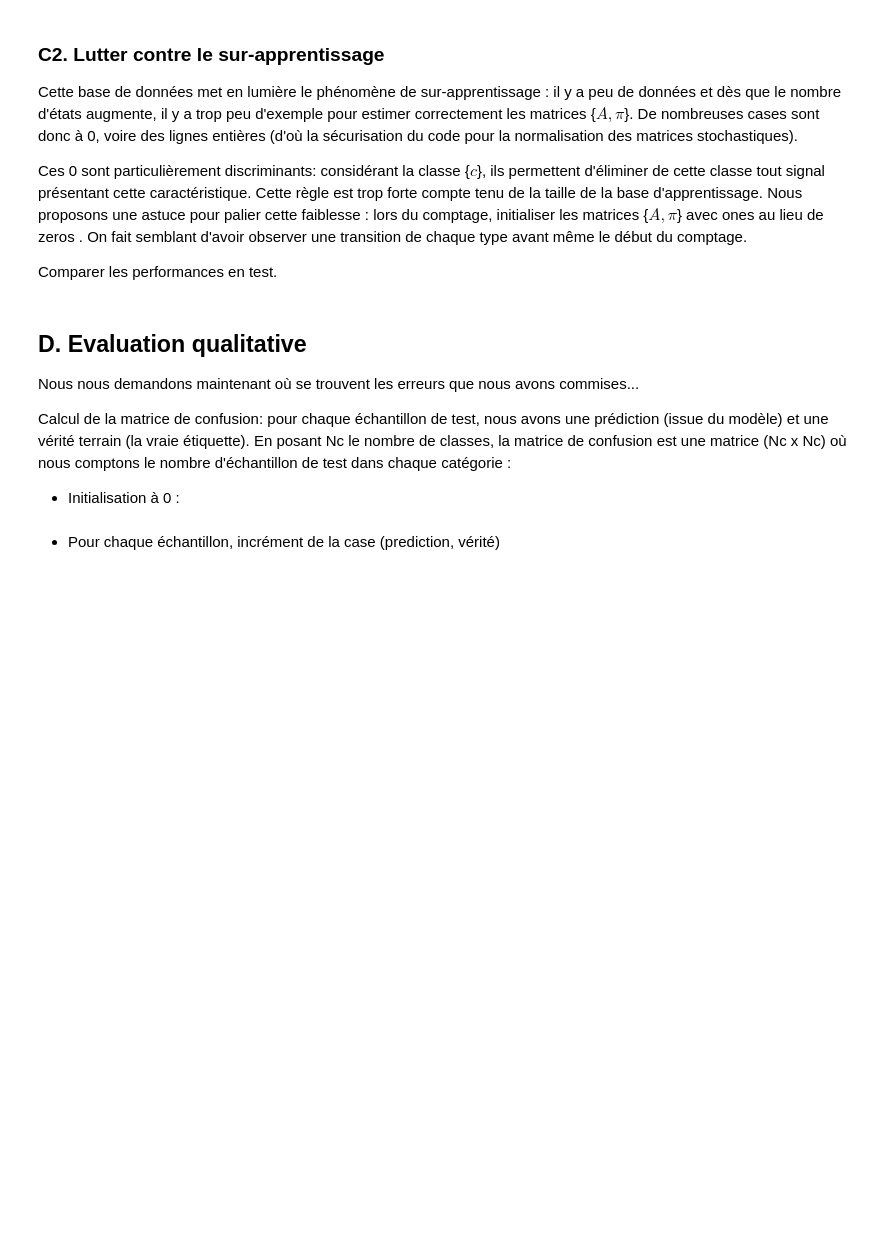
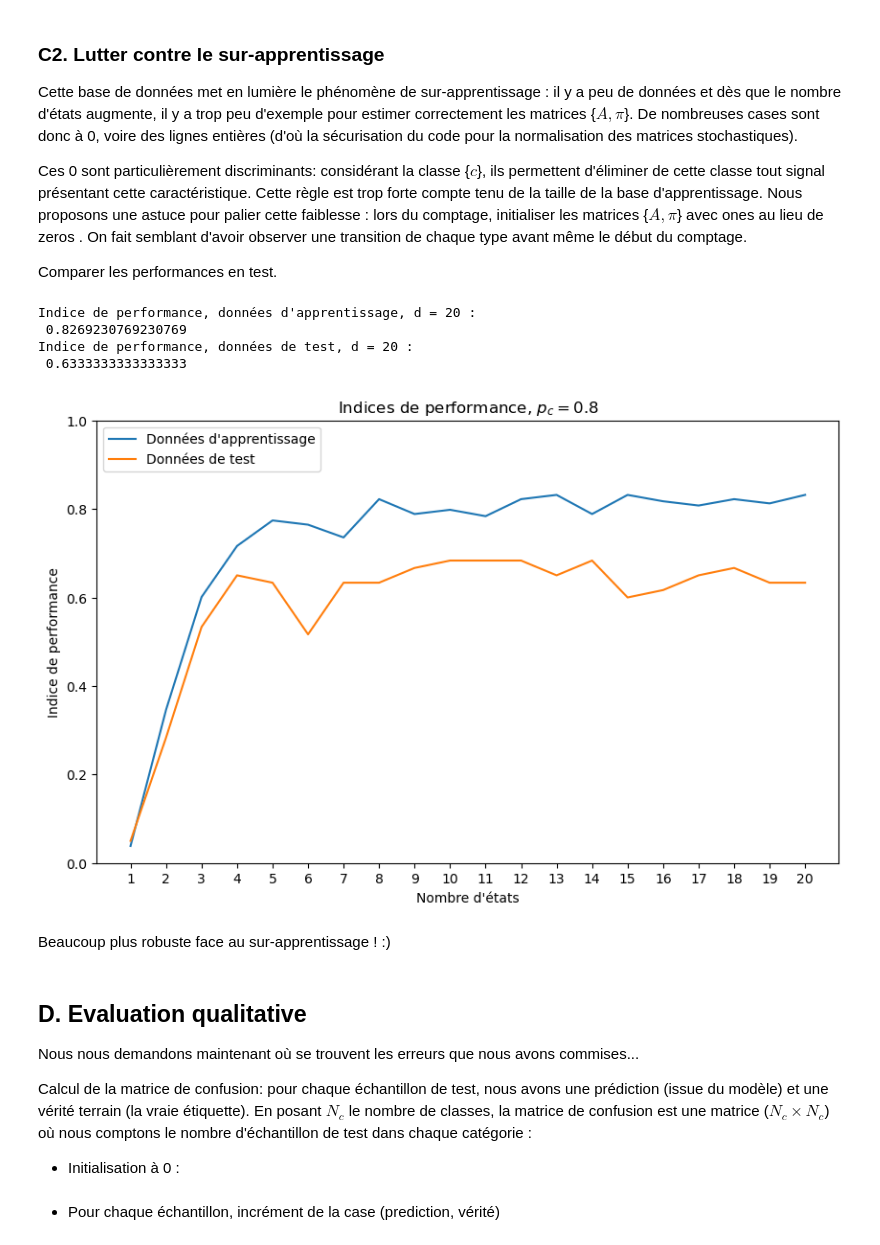
Before and after one commit to dataymeric/DAC, a Jupyter notebook: tme6/tme6.ipynb, the cells around one changed output. Saved outputs shown, nothing was run; the diff lists cells and outputs as text; code cells hidden in the pictures; blank space fills up the shorter version.

```diff
--- a/tme6/tme6.ipynb
+++ b/tme6/tme6.ipynb
@@ -271,9 +574,50 @@ Comparer les performances en test.
+# %%
+# maintenant il nous suffit de reprendre le code d'avant...
+d = 20
+Xd, models = storeModelsApprentissage(X, itrain, d) # discrétisation sur 20 états
+
+proba_train = np.array([[probaSequence(Xd[i], models[cl][0], models[cl][1]) for i in ia]
+                        for cl in range(len(itrain))])
+proba_test = np.array([[probaSequence(Xd[i], models[cl][0], models[cl][1]) for i in it]
+                       for cl in range(len(itest))])
+
+# calcul d'une version numérique des Y d'apprentissage :
+inum_train = Ynum[ia]
+for num, char in enumerate((ia)):
+    inum_train[itrain == char] = num
+
+# calcul d'une version numérique des Y d'évaluation :
+inum_test = Ynum[it]
+for num, char in enumerate((it)):
+    inum_test[itest == char] = num
+
+# Calcul de la classe la plus probable :
+pred_train = proba_train.argmax(0) # max colonne par colonne
+pred_test = proba_test.argmax(0) # max colonne par colonne
+
+# Calcul du pourcentage de bonne classification pour les deux jeux de données  :
+print(f"Indice de performance, données d'apprentissage, d = {d} :\n",
+      np.where(pred_train != inum_train, 0.,1.).mean())
+print(f"Indice de performance, données de test, d = {d} :\n",
+      np.where(pred_test != inum_test, 0.,1.).mean())
+# on a presque multiplié par 6 notre indice de performance !
+# %% [output]
+Indice de performance, données d'apprentissage, d = 20 :
+ 0.8269230769230769
+Indice de performance, données de test, d = 20 :
+ 0.6333333333333333
+# %%
+plotIndicePerformance(X, Y, 20, 0.8)
+# %% [output]
+[figure, added]
+# %% [markdown]
+Beaucoup plus robuste face au sur-apprentissage ! :)
 # %% [markdown]
 ## D. Evaluation qualitative
 
 Nous nous demandons maintenant où se trouvent les erreurs que nous avons commises...
 
-Calcul de la matrice de confusion: pour chaque échantillon de test, nous avons une prédiction (issue du modèle) et une vérité terrain (la vraie étiquette). En posant Nc le nombre de classes, la matrice de confusion est une matrice (Nc x Nc) où nous comptons le nombre d'échantillon de test dans chaque catégorie :
+Calcul de la matrice de confusion: pour chaque échantillon de test, nous avons une prédiction (issue du modèle) et une vérité terrain (la vraie étiquette). En posant $N_c$ le nombre de classes, la matrice de confusion est une matrice ($N_c \times N_c$) où nous comptons le nombre d'échantillon de test dans chaque catégorie :
 
 - Initialisation à 0 :
 # %%
```
Also changed, not shown: parts of 48 cells of this notebook, 1 other file.
